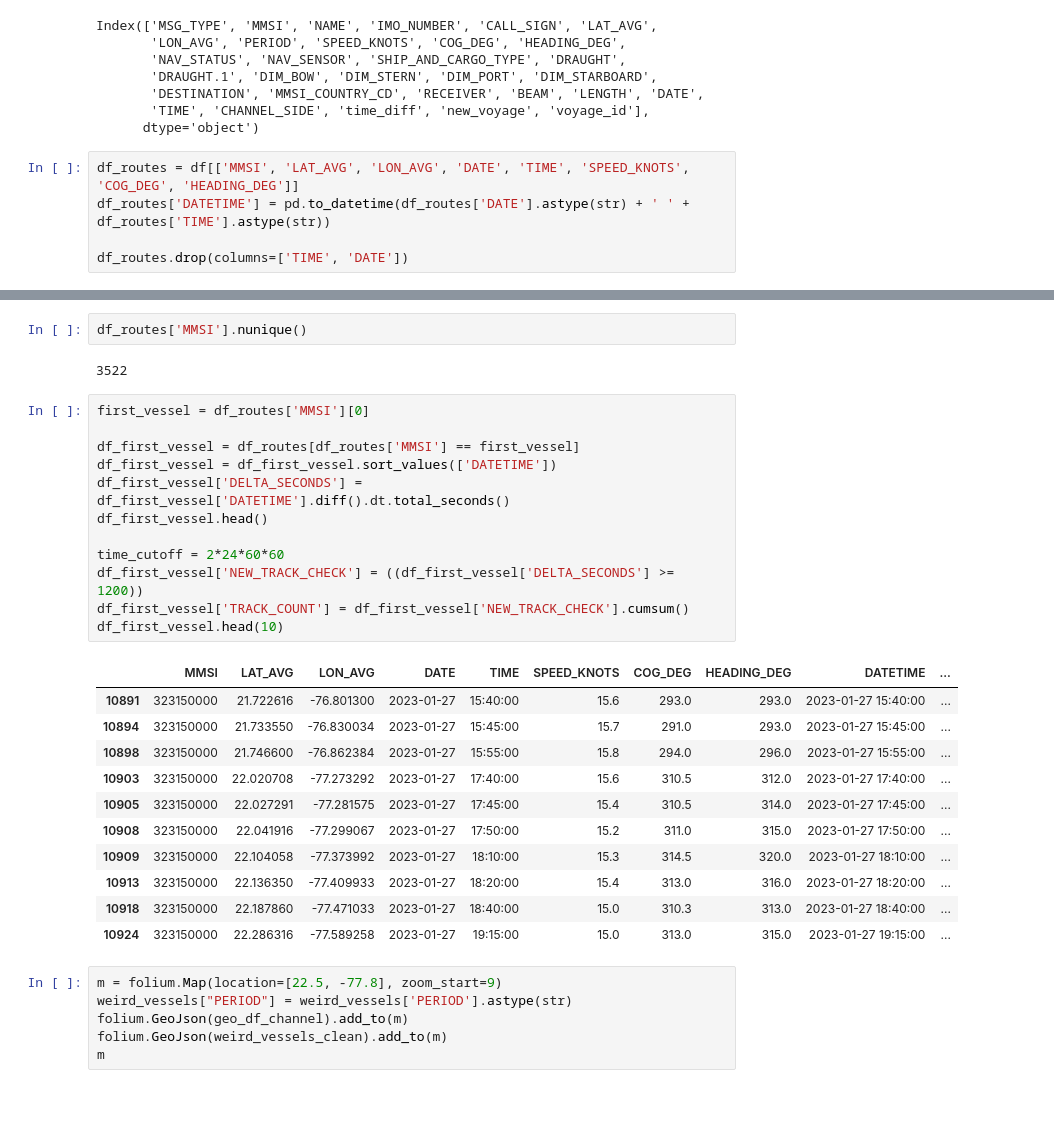
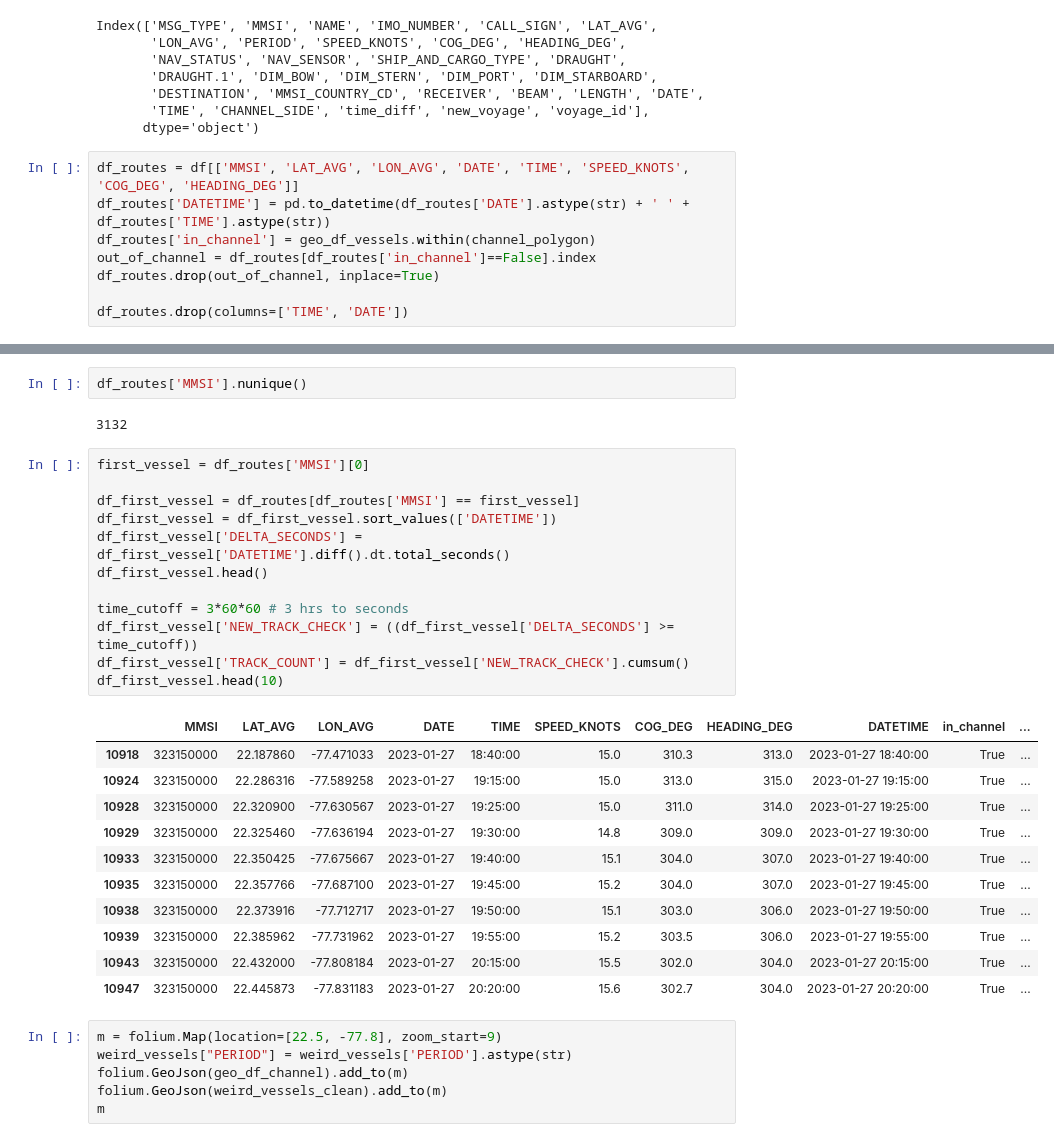
Before and after one commit to JSCshir/Vessel-Traj-Capstone, a Jupyter notebook: obc_tanker_cargo_routes.ipynb, the cells around one changed output, grey strips where cells are left out. Saved outputs shown, nothing was run; the diff lists cells and outputs as text; blank space fills up the shorter version.

```diff
--- a/obc_tanker_cargo_routes.ipynb
+++ b/obc_tanker_cargo_routes.ipynb
@@ -242,6 +242,9 @@ Index(['MSG_TYPE', 'MMSI', 'NAME', 'IMO_NUMBER', 'CALL_SIGN', 'LAT_AVG',
 # %%
 df_routes = df[['MMSI', 'LAT_AVG', 'LON_AVG', 'DATE', 'TIME', 'SPEED_KNOTS', 'COG_DEG', 'HEADING_DEG']]
 df_routes['DATETIME'] = pd.to_datetime(df_routes['DATE'].astype(str) + ' ' + df_routes['TIME'].astype(str))
+df_routes['in_channel'] = geo_df_vessels.within(channel_polygon)
+out_of_channel = df_routes[df_routes['in_channel']==False].index
+df_routes.drop(out_of_channel, inplace=True)
 
 df_routes.drop(columns=['TIME', 'DATE'])
 # %% [output]
@@ -295,31 +308,31 @@ df_routes.sort_values('MMSI')
 # %%
 df_routes['MMSI'].nunique()
 # %% [output]
-3522
+3132
 # %%
 first_vessel = df_routes['MMSI'][0]
 
 df_first_vessel = df_routes[df_routes['MMSI'] == first_vessel]
 df_first_vessel = df_first_vessel.sort_values(['DATETIME'])
 df_first_vessel['DELTA_SECONDS'] = df_first_vessel['DATETIME'].diff().dt.total_seconds()
 df_first_vessel.head()
 
-time_cutoff = 2*24*60*60
-df_first_vessel['NEW_TRACK_CHECK'] = ((df_first_vessel['DELTA_SECONDS'] >= 1200))
+time_cutoff = 3*60*60 # 3 hrs to seconds
+df_first_vessel['NEW_TRACK_CHECK'] = ((df_first_vessel['DELTA_SECONDS'] >= time_cutoff))
 df_first_vessel['TRACK_COUNT'] = df_first_vessel['NEW_TRACK_CHECK'].cumsum()
 df_first_vessel.head(10)
 # %% [output]
-|  | MMSI | LAT_AVG | LON_AVG | DATE | TIME | SPEED_KNOTS | COG_DEG | HEADING_DEG | DATETIME | ... |
-| 10891 | 323150000 | 21.722616 | -76.801300 | 2023-01-27 | 15:40:00 | 15.6 | 293.0 | 293.0 | 2023-01-27 15:40:00 | ... |
-| 10894 | 323150000 | 21.733550 | -76.830034 | 2023-01-27 | 15:45:00 | 15.7 | 291.0 | 293.0 | 2023-01-27 15:45:00 | ... |
-| 10898 | 323150000 | 21.746600 | -76.862384 | 2023-01-27 | 15:55:00 | 15.8 | 294.0 | 296.0 | 2023-01-27 15:55:00 | ... |
-| 10903 | 323150000 | 22.020708 | -77.273292 | 2023-01-27 | 17:40:00 | 15.6 | 310.5 | 312.0 | 2023-01-27 17:40:00 | ... |
-| 10905 | 323150000 | 22.027291 | -77.281575 | 2023-01-27 | 17:45:00 | 15.4 | 310.5 | 314.0 | 2023-01-27 17:45:00 | ... |
-| 10908 | 323150000 | 22.041916 | -77.299067 | 2023-01-27 | 17:50:00 | 15.2 | 311.0 | 315.0 | 2023-01-27 17:50:00 | ... |
-| 10909 | 323150000 | 22.104058 | -77.373992 | 2023-01-27 | 18:10:00 | 15.3 | 314.5 | 320.0 | 2023-01-27 18:10:00 | ... |
-| 10913 | 323150000 | 22.136350 | -77.409933 | 2023-01-27 | 18:20:00 | 15.4 | 313.0 | 316.0 | 2023-01-27 18:20:00 | ... |
-| 10918 | 323150000 | 22.187860 | -77.471033 | 2023-01-27 | 18:40:00 | 15.0 | 310.3 | 313.0 | 2023-01-27 18:40:00 | ... |
-| 10924 | 323150000 | 22.286316 | -77.589258 | 2023-01-27 | 19:15:00 | 15.0 | 313.0 | 315.0 | 2023-01-27 19:15:00 | ... |
+|  | MMSI | LAT_AVG | LON_AVG | DATE | TIME | SPEED_KNOTS | COG_DEG | HEADING_DEG | DATETIME | in_channel | ... |
+| 10918 | 323150000 | 22.187860 | -77.471033 | 2023-01-27 | 18:40:00 | 15.0 | 310.3 | 313.0 | 2023-01-27 18:40:00 | True | ... |
+| 10924 | 323150000 | 22.286316 | -77.589258 | 2023-01-27 | 19:15:00 | 15.0 | 313.0 | 315.0 | 2023-01-27 19:15:00 | True | ... |
+| 10928 | 323150000 | 22.320900 | -77.630567 | 2023-01-27 | 19:25:00 | 15.0 | 311.0 | 314.0 | 2023-01-27 19:25:00 | True | ... |
+| 10929 | 323150000 | 22.325460 | -77.636194 | 2023-01-27 | 19:30:00 | 14.8 | 309.0 | 309.0 | 2023-01-27 19:30:00 | True | ... |
+| 10933 | 323150000 | 22.350425 | -77.675667 | 2023-01-27 | 19:40:00 | 15.1 | 304.0 | 307.0 | 2023-01-27 19:40:00 | True | ... |
+| 10935 | 323150000 | 22.357766 | -77.687100 | 2023-01-27 | 19:45:00 | 15.2 | 304.0 | 307.0 | 2023-01-27 19:45:00 | True | ... |
+| 10938 | 323150000 | 22.373916 | -77.712717 | 2023-01-27 | 19:50:00 | 15.1 | 303.0 | 306.0 | 2023-01-27 19:50:00 | True | ... |
+| 10939 | 323150000 | 22.385962 | -77.731962 | 2023-01-27 | 19:55:00 | 15.2 | 303.5 | 306.0 | 2023-01-27 19:55:00 | True | ... |
+| 10943 | 323150000 | 22.432000 | -77.808184 | 2023-01-27 | 20:15:00 | 15.5 | 302.0 | 304.0 | 2023-01-27 20:15:00 | True | ... |
+| 10947 | 323150000 | 22.445873 | -77.831183 | 2023-01-27 | 20:20:00 | 15.6 | 302.7 | 304.0 | 2023-01-27 20:20:00 | True | ... |
 # %%
 m = folium.Map(location=[22.5, -77.8], zoom_start=9)
 weird_vessels["PERIOD"] = weird_vessels['PERIOD'].astype(str)
```
Also changed, not shown: parts of 3 cells of this notebook.
